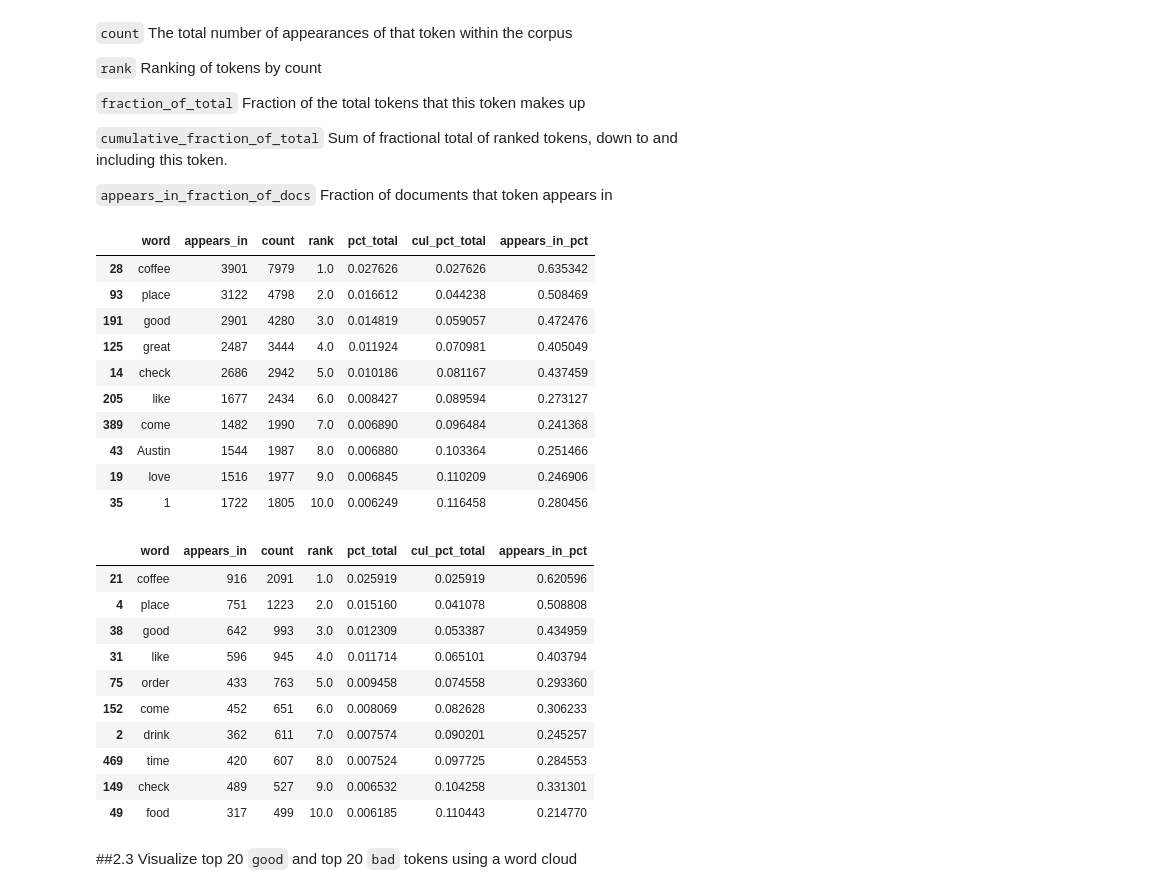
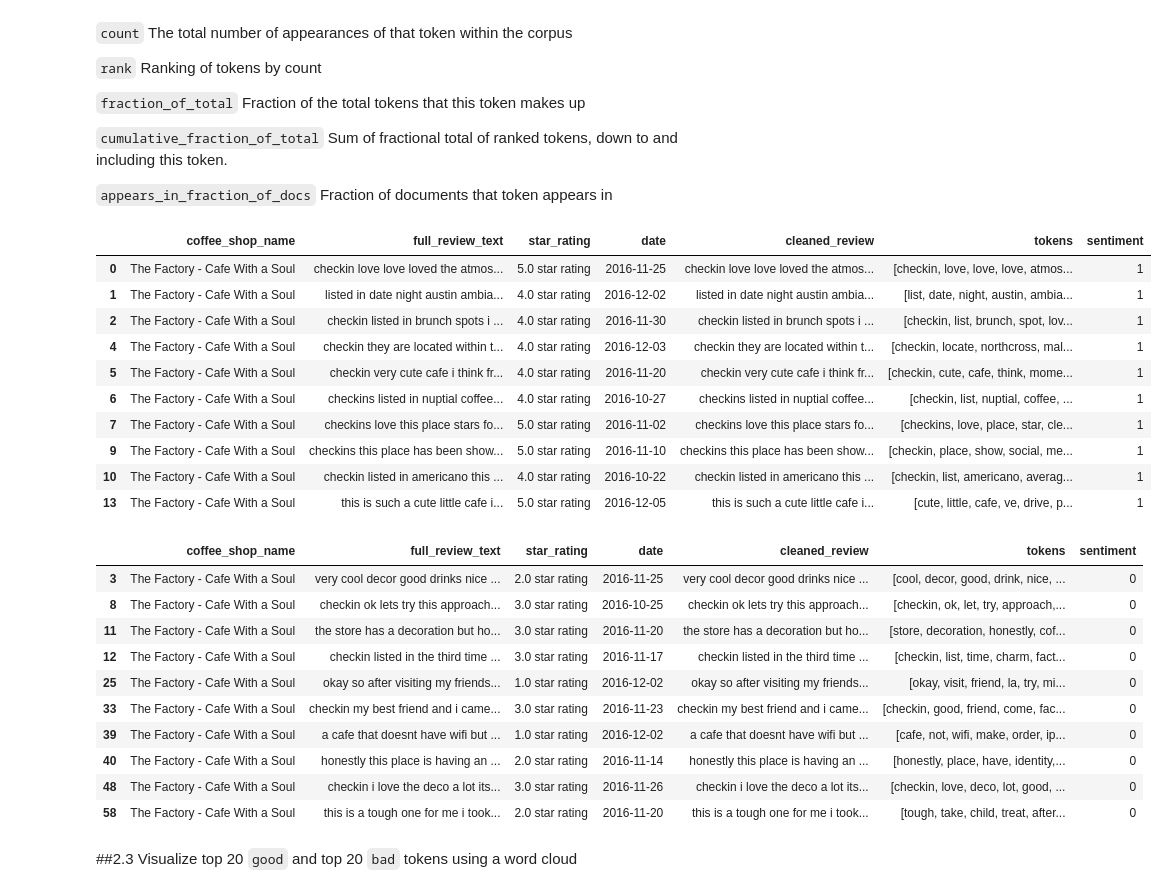
Before and after one commit to CharlesBlack96/s13mod1nlp, a Jupyter notebook: module1-text-data/DS_411_Text_Data_Assignment.ipynb, the cells around one changed output. Saved outputs shown, nothing was run; the diff lists cells and outputs as text; code cells hidden in the pictures.

```diff
--- a/module1-text-data/DS_411_Text_Data_Assignment.ipynb
+++ b/module1-text-data/DS_411_Text_Data_Assignment.ipynb
@@ -567,3 +573,14 @@ numpy.int64
+# %%
+def get_sentiment(rating):
+
+  num_rating = float(rating[:2])
+
+  if num_rating >= 4:
+    return 1
+  else:
+    return 0
+# %%
+df['sentiment'] = df.star_rating.apply(lambda rating: get_sentiment(rating))
 # %%
 df.head()
 # %% [output]
@@ -576,8 +592,0 @@ df.head()
-# %%
-# COMPLETE CODE HERE
-def star_rating_numeric(rating_string):
-  return float(rating_string.split()[0])
-
-df['star_rating'] = df[?].apply(?)
-
-df.head()
@@ -598,7 +596,9 @@ good: ratings 4 and 5 <br>
 bad: ratings <4
 # %%
 # Complete code here
-good = df[ ??]
-bad = df[ ??]
+good_mask = df.sentiment == 1
+bad_mask = df.sentiment == 0
+good_wc = df[good_mask]
+bad_wc = df[bad_mask]
 # %%
 # make sure that all reviews are accounted for in one of the two groups
@@ -620,35 +620,34 @@ assert df.shape[0] == good.shape[0] + bad.shape[0]
 
 `appears_in_fraction_of_docs` Fraction of documents that token appears in
 # %%
-good_wc = count(good["spacy_tokens"])
 good_wc.head(10)
 # %% [output]
-|  | word | appears_in | count | rank | pct_total | cul_pct_total | appears_in_pct |
-| 28 | coffee | 3901 | 7979 | 1.0 | 0.027626 | 0.027626 | 0.635342 |
-| 93 | place | 3122 | 4798 | 2.0 | 0.016612 | 0.044238 | 0.508469 |
-| 191 | good | 2901 | 4280 | 3.0 | 0.014819 | 0.059057 | 0.472476 |
-| 125 | great | 2487 | 3444 | 4.0 | 0.011924 | 0.070981 | 0.405049 |
-| 14 | check | 2686 | 2942 | 5.0 | 0.010186 | 0.081167 | 0.437459 |
-| 205 | like | 1677 | 2434 | 6.0 | 0.008427 | 0.089594 | 0.273127 |
-| 389 | come | 1482 | 1990 | 7.0 | 0.006890 | 0.096484 | 0.241368 |
-| 43 | Austin | 1544 | 1987 | 8.0 | 0.006880 | 0.103364 | 0.251466 |
-| 19 | love | 1516 | 1977 | 9.0 | 0.006845 | 0.110209 | 0.246906 |
-| 35 | 1 | 1722 | 1805 | 10.0 | 0.006249 | 0.116458 | 0.280456 |
+|  | coffee_shop_name | full_review_text | star_rating | date | cleaned_review | tokens | sentiment |
+| 0 | The Factory - Cafe With a Soul | checkin love love loved the atmos... | 5.0 star rating | 2016-11-25 | checkin love love loved the atmos... | [checkin, love, love, love, atmos... | 1 |
+| 1 | The Factory - Cafe With a Soul | listed in date night austin ambia... | 4.0 star rating | 2016-12-02 | listed in date night austin ambia... | [list, date, night, austin, ambia... | 1 |
+| 2 | The Factory - Cafe With a Soul | checkin listed in brunch spots i ... | 4.0 star rating | 2016-11-30 | checkin listed in brunch spots i ... | [checkin, list, brunch, spot, lov... | 1 |
+| 4 | The Factory - Cafe With a Soul | checkin they are located within t... | 4.0 star rating | 2016-12-03 | checkin they are located within t... | [checkin, locate, northcross, mal... | 1 |
+| 5 | The Factory - Cafe With a Soul | checkin very cute cafe i think fr... | 4.0 star rating | 2016-11-20 | checkin very cute cafe i think fr... | [checkin, cute, cafe, think, mome... | 1 |
+| 6 | The Factory - Cafe With a Soul | checkins listed in nuptial coffee... | 4.0 star rating | 2016-10-27 | checkins listed in nuptial coffee... | [checkin, list, nuptial, coffee, ... | 1 |
+| 7 | The Factory - Cafe With a Soul | checkins love this place stars fo... | 5.0 star rating | 2016-11-02 | checkins love this place stars fo... | [checkins, love, place, star, cle... | 1 |
+| 9 | The Factory - Cafe With a Soul | checkins this place has been show... | 5.0 star rating | 2016-11-10 | checkins this place has been show... | [checkin, place, show, social, me... | 1 |
+| 10 | The Factory - Cafe With a Soul | checkin listed in americano this ... | 4.0 star rating | 2016-10-22 | checkin listed in americano this ... | [checkin, list, americano, averag... | 1 |
+| 13 | The Factory - Cafe With a Soul | this is such a cute little cafe i... | 5.0 star rating | 2016-12-05 | this is such a cute little cafe i... | [cute, little, cafe, ve, drive, p... | 1 |
 # %%
-bad_wc = count(bad["spacy_tokens"])
+
 bad_wc.head(10)
 # %% [output]
-|  | word | appears_in | count | rank | pct_total | cul_pct_total | appears_in_pct |
-| 21 | coffee | 916 | 2091 | 1.0 | 0.025919 | 0.025919 | 0.620596 |
-| 4 | place | 751 | 1223 | 2.0 | 0.015160 | 0.041078 | 0.508808 |
-| 38 | good | 642 | 993 | 3.0 | 0.012309 | 0.053387 | 0.434959 |
-| 31 | like | 596 | 945 | 4.0 | 0.011714 | 0.065101 | 0.403794 |
-| 75 | order | 433 | 763 | 5.0 | 0.009458 | 0.074558 | 0.293360 |
-| 152 | come | 452 | 651 | 6.0 | 0.008069 | 0.082628 | 0.306233 |
-| 2 | drink | 362 | 611 | 7.0 | 0.007574 | 0.090201 | 0.245257 |
-| 469 | time | 420 | 607 | 8.0 | 0.007524 | 0.097725 | 0.284553 |
-| 149 | check | 489 | 527 | 9.0 | 0.006532 | 0.104258 | 0.331301 |
-| 49 | food | 317 | 499 | 10.0 | 0.006185 | 0.110443 | 0.214770 |
+|  | coffee_shop_name | full_review_text | star_rating | date | cleaned_review | tokens | sentiment |
+| 3 | The Factory - Cafe With a Soul | very cool decor good drinks nice ... | 2.0 star rating | 2016-11-25 | very cool decor good drinks nice ... | [cool, decor, good, drink, nice, ... | 0 |
+| 8 | The Factory - Cafe With a Soul | checkin ok lets try this approach... | 3.0 star rating | 2016-10-25 | checkin ok lets try this approach... | [checkin, ok, let, try, approach,... | 0 |
+| 11 | The Factory - Cafe With a Soul | the store has a decoration but ho... | 3.0 star rating | 2016-11-20 | the store has a decoration but ho... | [store, decoration, honestly, cof... | 0 |
+| 12 | The Factory - Cafe With a Soul | checkin listed in the third time ... | 3.0 star rating | 2016-11-17 | checkin listed in the third time ... | [checkin, list, time, charm, fact... | 0 |
+| 25 | The Factory - Cafe With a Soul | okay so after visiting my friends... | 1.0 star rating | 2016-12-02 | okay so after visiting my friends... | [okay, visit, friend, la, try, mi... | 0 |
+| 33 | The Factory - Cafe With a Soul | checkin my best friend and i came... | 3.0 star rating | 2016-11-23 | checkin my best friend and i came... | [checkin, good, friend, come, fac... | 0 |
+| 39 | The Factory - Cafe With a Soul | a cafe that doesnt have wifi but ... | 1.0 star rating | 2016-12-02 | a cafe that doesnt have wifi but ... | [cafe, not, wifi, make, order, ip... | 0 |
+| 40 | The Factory - Cafe With a Soul | honestly this place is having an ... | 2.0 star rating | 2016-11-14 | honestly this place is having an ... | [honestly, place, have, identity,... | 0 |
+| 48 | The Factory - Cafe With a Soul | checkin i love the deco a lot its... | 3.0 star rating | 2016-11-26 | checkin i love the deco a lot its... | [checkin, love, deco, lot, good, ... | 0 |
+| 58 | The Factory - Cafe With a Soul | this is a tough one for me i took... | 2.0 star rating | 2016-11-20 | this is a tough one for me i took... | [tough, take, child, treat, after... | 0 |
 # %% [markdown]
 ##2.3 Visualize top 20 `good` and top 20 `bad` tokens using a word cloud
 # %%
```
Also changed, not shown: parts of 39 cells of this notebook.
